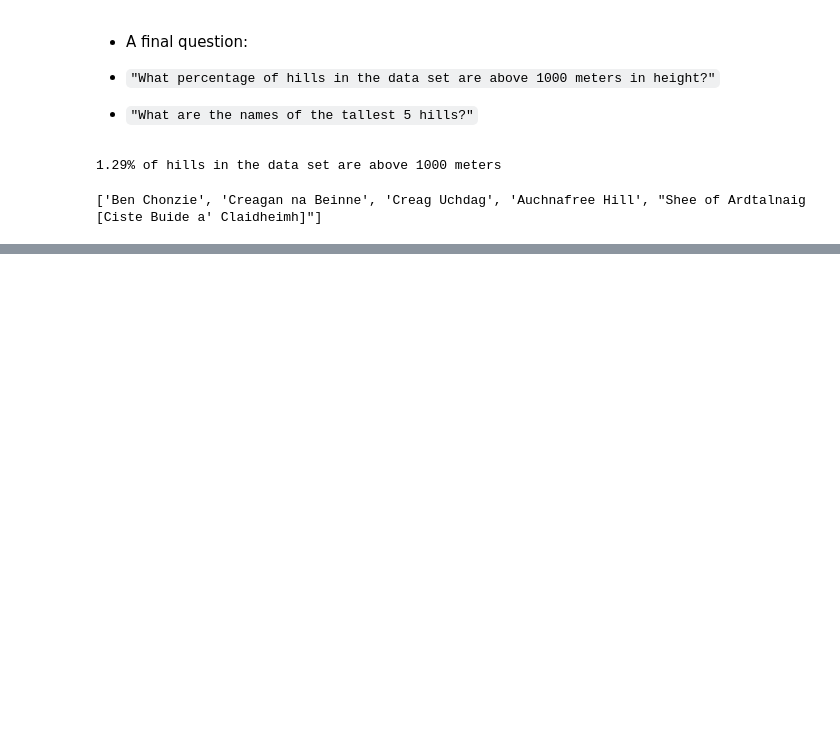
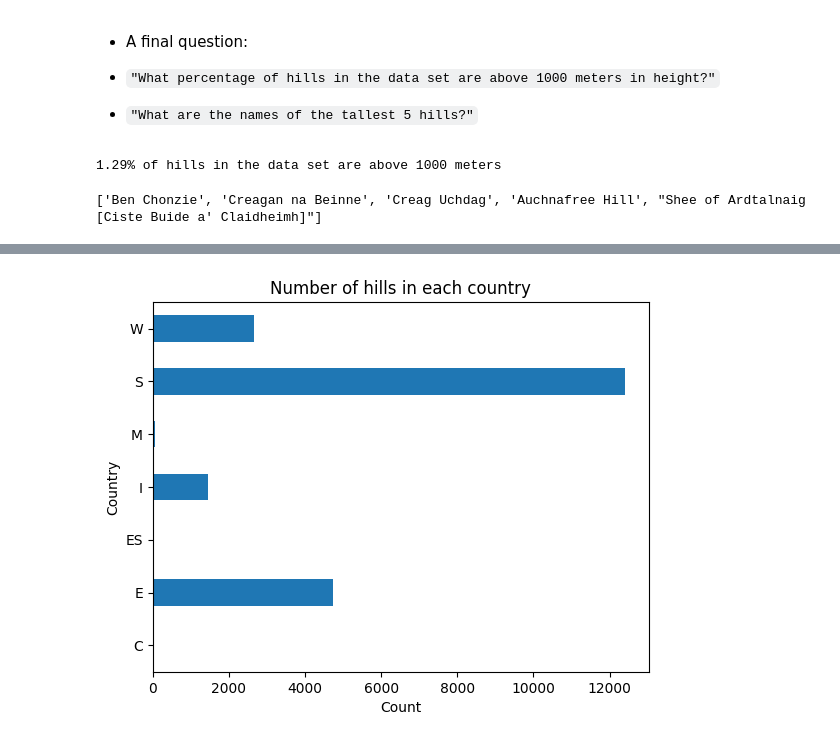
Before and after one commit to simonkirbysimonkirby/python-data-analysis-notebooks, a Jupyter notebook: src/data-analysis-task-solutions.ipynb, the cells around one changed output, grey strips where cells are left out. Saved outputs shown, nothing was run; the diff lists cells and outputs as text; code cells hidden in the pictures; blank space fills up the shorter version.

Commit message:
Add matplotlib plotting to notebook.

```diff
--- a/src/data-analysis-task-solutions.ipynb
+++ b/src/data-analysis-task-solutions.ipynb
@@ -396,0 +409,4 @@ tall_hills_rows.nlargest(5, "Metres")
+# %%
+df.groupby("Country").size().plot.barh(title="Number of hills in each country", xlabel="Count");
+# %% [output]
+[figure, added]
```
Also changed, not shown: parts of 11 cells of this notebook, 2 other files.
